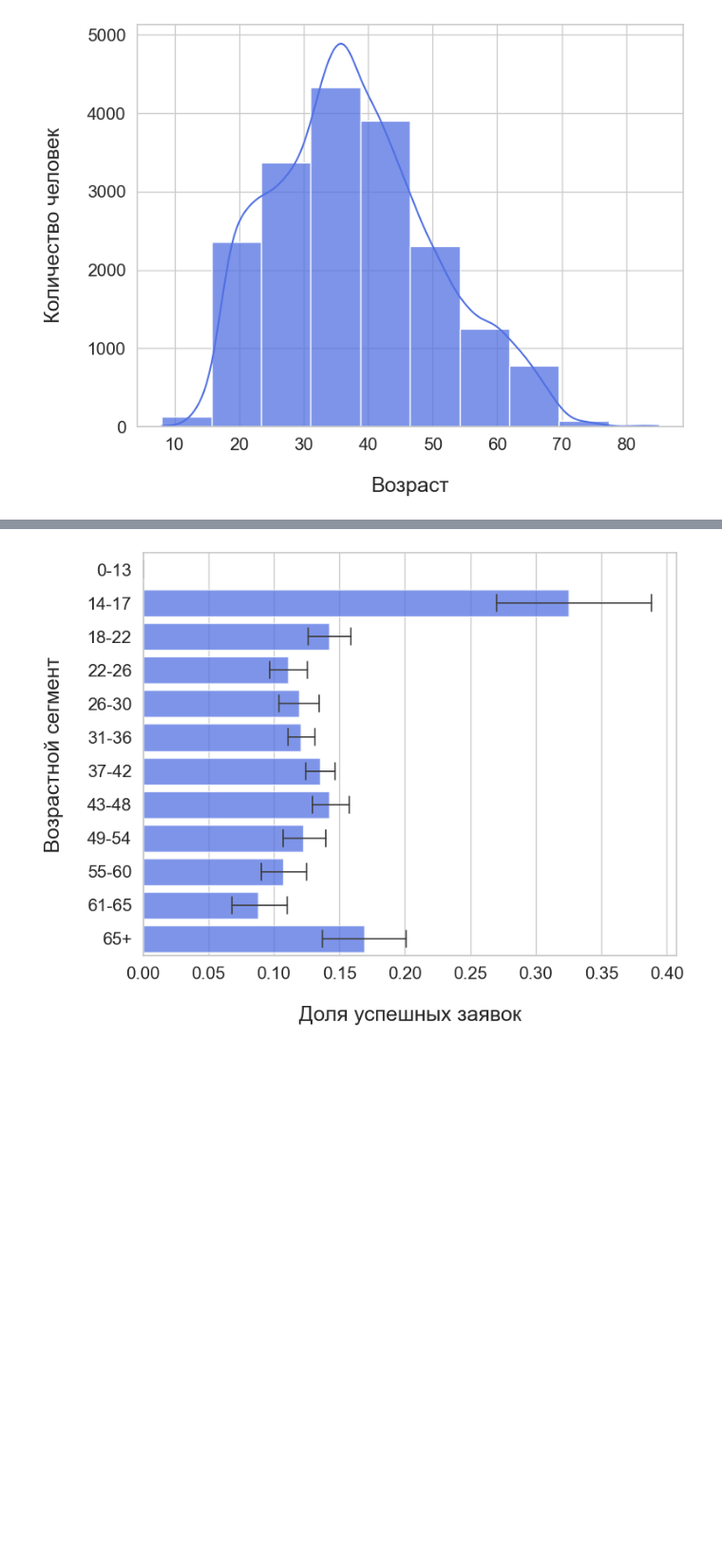
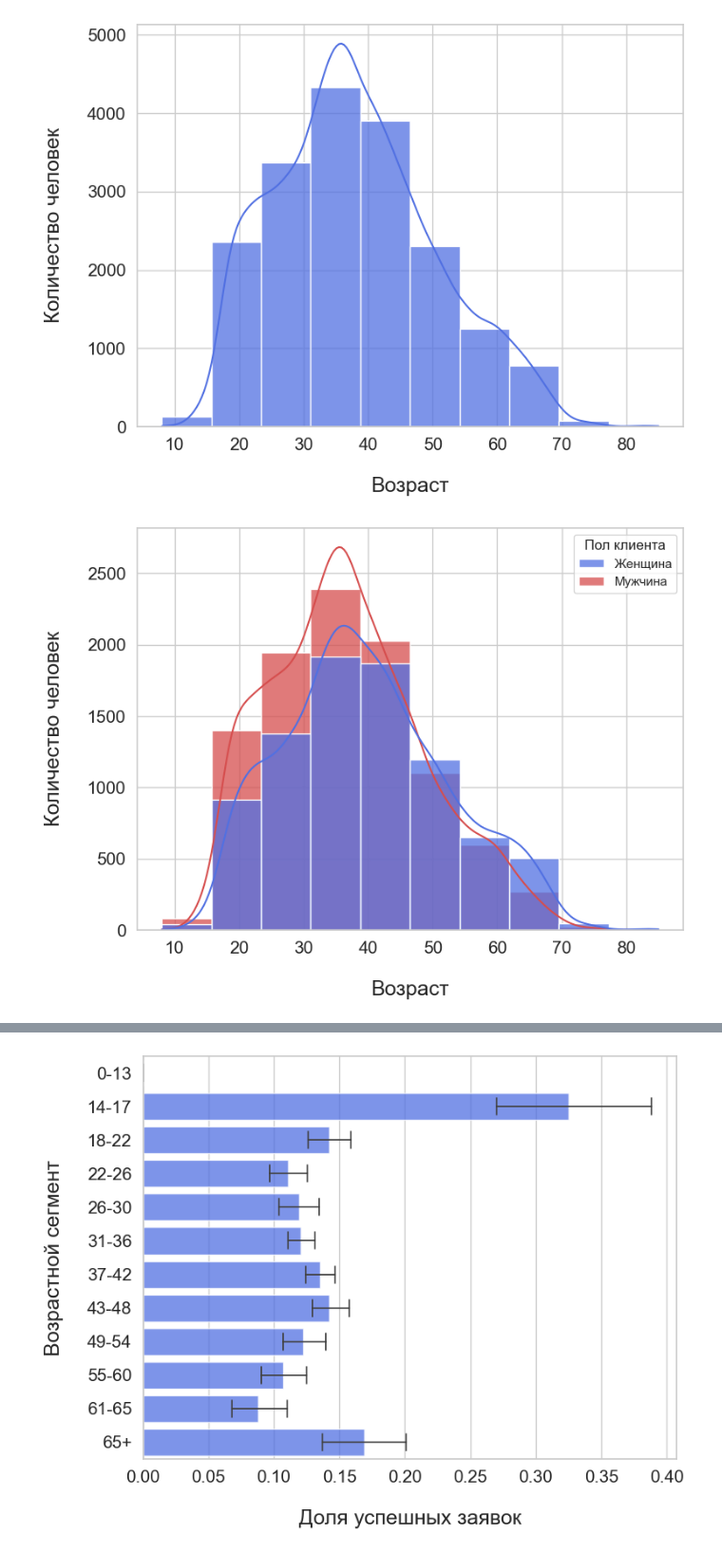
Before and after one commit to bygaga993/bread_dano_2024, a Jupyter notebook: graphics.ipynb, the cells around one changed output, grey strips where cells are left out. Shown at 95% size. Drawn from its saved outputs; the diff is of its cells as text; code cells hidden in the pictures; blank space fills up the shorter version.

```diff
--- a/graphics.ipynb
+++ b/graphics.ipynb
@@ -34,3 +34,25 @@ plt.tight_layout()
 plt.show()
 # %% [output]
 [figure]
+# %%
+df['gender_cd'] =df['gender_cd'].map({1.0: 'Мужчина', 0.0: 'Женщина'})
+df.rename({'gender_cd':'Пол клиента'}, axis=1, inplace=True)
+# %%
+df['gender_cd'] =df['gender_cd'].map({1.0: 'Мужчина', 0.0: 'Женщина'})
+df.rename({'gender_cd':'Пол клиента'}, axis=1, inplace=True)
+
+plt.figure(figsize=(8, 6))
+
+sns.histplot(data=df, x='age', bins=10, kde=True, hue='Пол клиента',
+             palette=["#5170E2", "#D64E4E"], alpha=0.75)
+
+plt.xlabel('Возраст', fontsize=18, labelpad=20.0)
+plt.ylabel('Количество человек', fontsize=18, labelpad=20.0)
+
+plt.xticks(fontsize=15)
+plt.yticks(fontsize=15)
+
+plt.tight_layout()
+plt.show()
+# %% [output]
+[figure, added]
```
Also changed, not shown: parts of 4 cells of this notebook, 2 other files.
